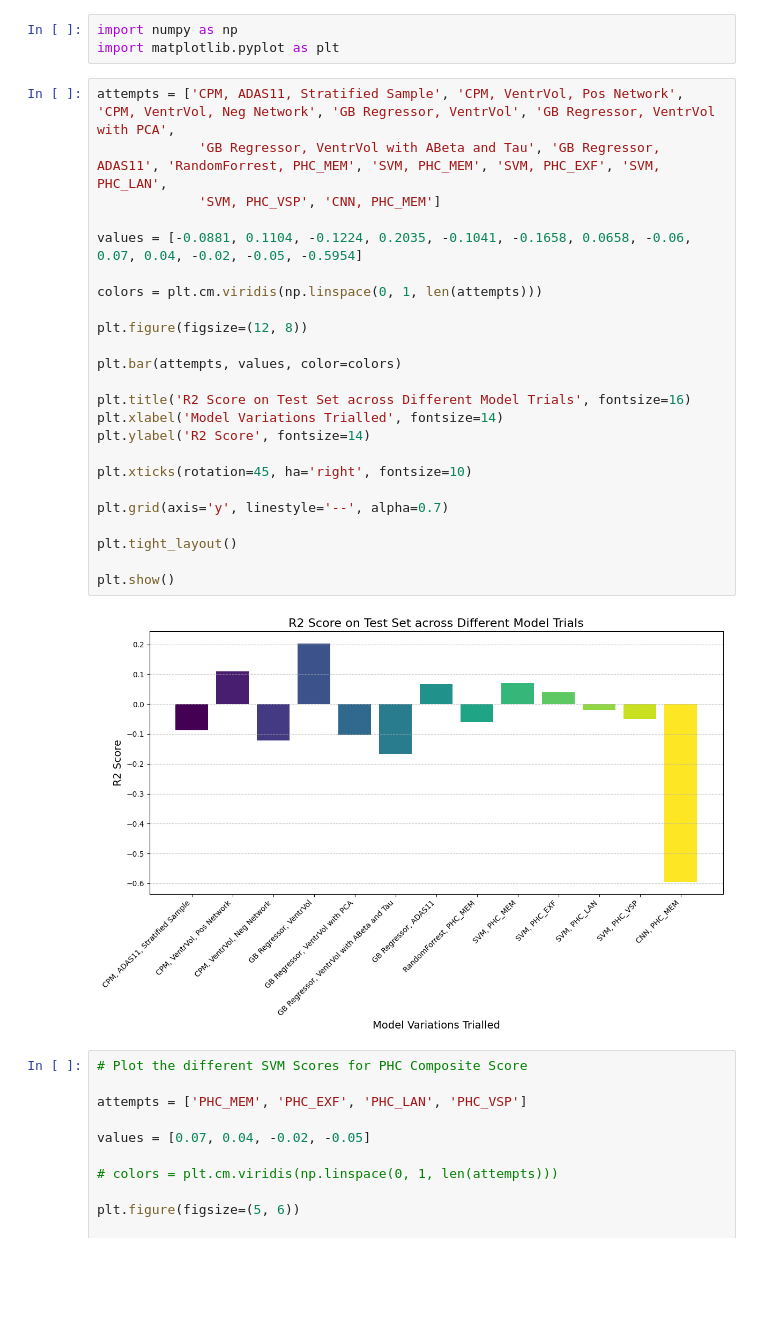
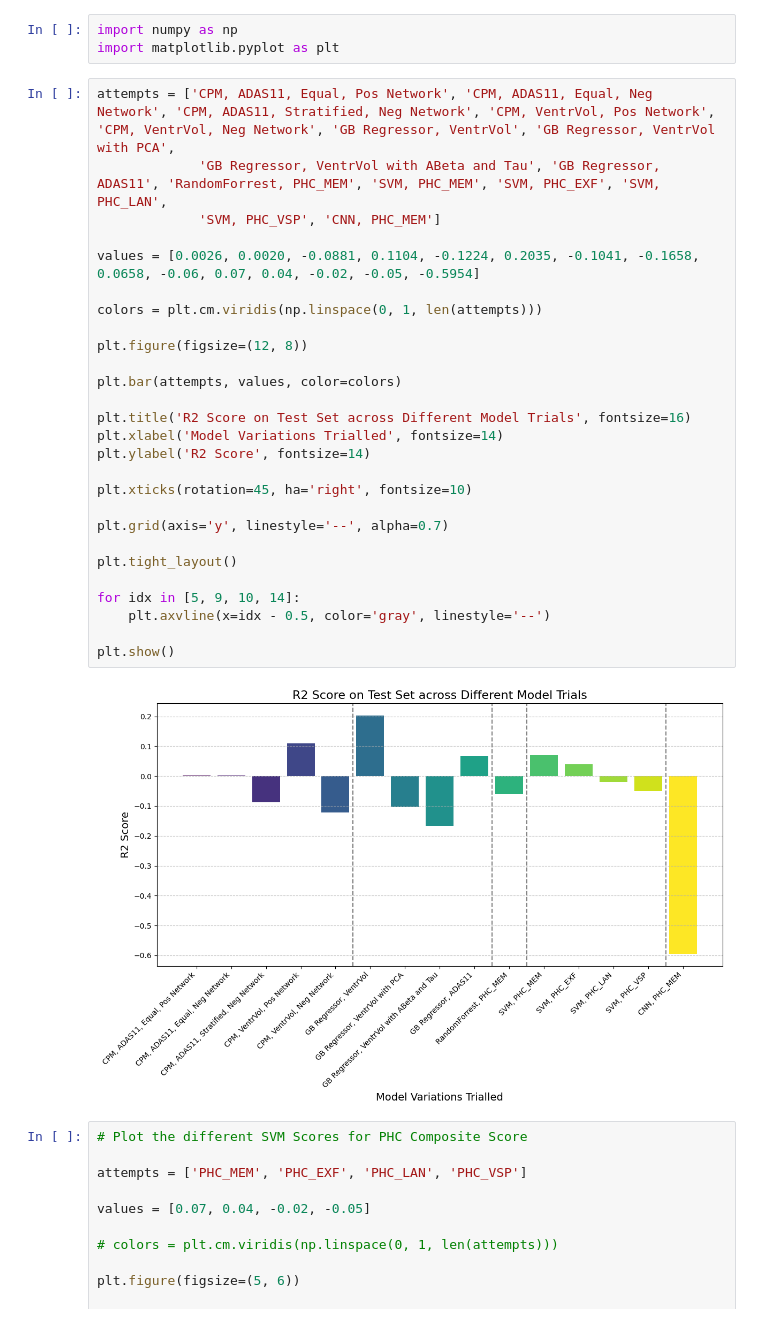
Before and after one commit to dChakr/ad_modelling_fyp, a Jupyter notebook: predictors/predictor_comparison.ipynb, the cells around one changed output. Drawn from its saved outputs; the diff is of its cells as text; blank space fills up the shorter version.

```diff
--- a/predictors/predictor_comparison.ipynb
+++ b/predictors/predictor_comparison.ipynb
@@ -6,31 +6,34 @@ r2 score on test set
 import numpy as np
 import matplotlib.pyplot as plt
 # %%
-attempts = ['CPM, ADAS11, Stratified Sample', 'CPM, VentrVol, Pos Network', 'CPM, VentrVol, Neg Network', 'GB Regressor, VentrVol', 'GB Regressor, VentrVol with PCA',
+attempts = ['CPM, ADAS11, Equal, Pos Network', 'CPM, ADAS11, Equal, Neg Network', 'CPM, ADAS11, Stratified, Neg Network', 'CPM, VentrVol, Pos Network', 'CPM, VentrVol, Neg Network', 'GB Regressor, VentrVol', 'GB Regressor, VentrVol with PCA',
              'GB Regressor, VentrVol with ABeta and Tau', 'GB Regressor, ADAS11', 'RandomForrest, PHC_MEM', 'SVM, PHC_MEM', 'SVM, PHC_EXF', 'SVM, PHC_LAN',
              'SVM, PHC_VSP', 'CNN, PHC_MEM']
 
-values = [-0.0881, 0.1104, -0.1224, 0.2035, -0.1041, -0.1658, 0.0658, -0.06, 0.07, 0.04, -0.02, -0.05, -0.5954]
+values = [0.0026, 0.0020, -0.0881, 0.1104, -0.1224, 0.2035, -0.1041, -0.1658, 0.0658, -0.06, 0.07, 0.04, -0.02, -0.05, -0.5954]
 
 colors = plt.cm.viridis(np.linspace(0, 1, len(attempts)))
 
 plt.figure(figsize=(12, 8))
 
 plt.bar(attempts, values, color=colors)
 
 plt.title('R2 Score on Test Set across Different Model Trials', fontsize=16)
 plt.xlabel('Model Variations Trialled', fontsize=14)
 plt.ylabel('R2 Score', fontsize=14)
 
 plt.xticks(rotation=45, ha='right', fontsize=10)
 
 plt.grid(axis='y', linestyle='--', alpha=0.7)
 
 plt.tight_layout()
 
+for idx in [5, 9, 10, 14]:
+    plt.axvline(x=idx - 0.5, color='gray', linestyle='--')
+
 plt.show()
 # %% [output]
-[figure, old version]
+[figure, new version]
 # %%
 # Plot the different SVM Scores for PHC Composite Score
 
```
Also changed, not shown: 4 other files.
